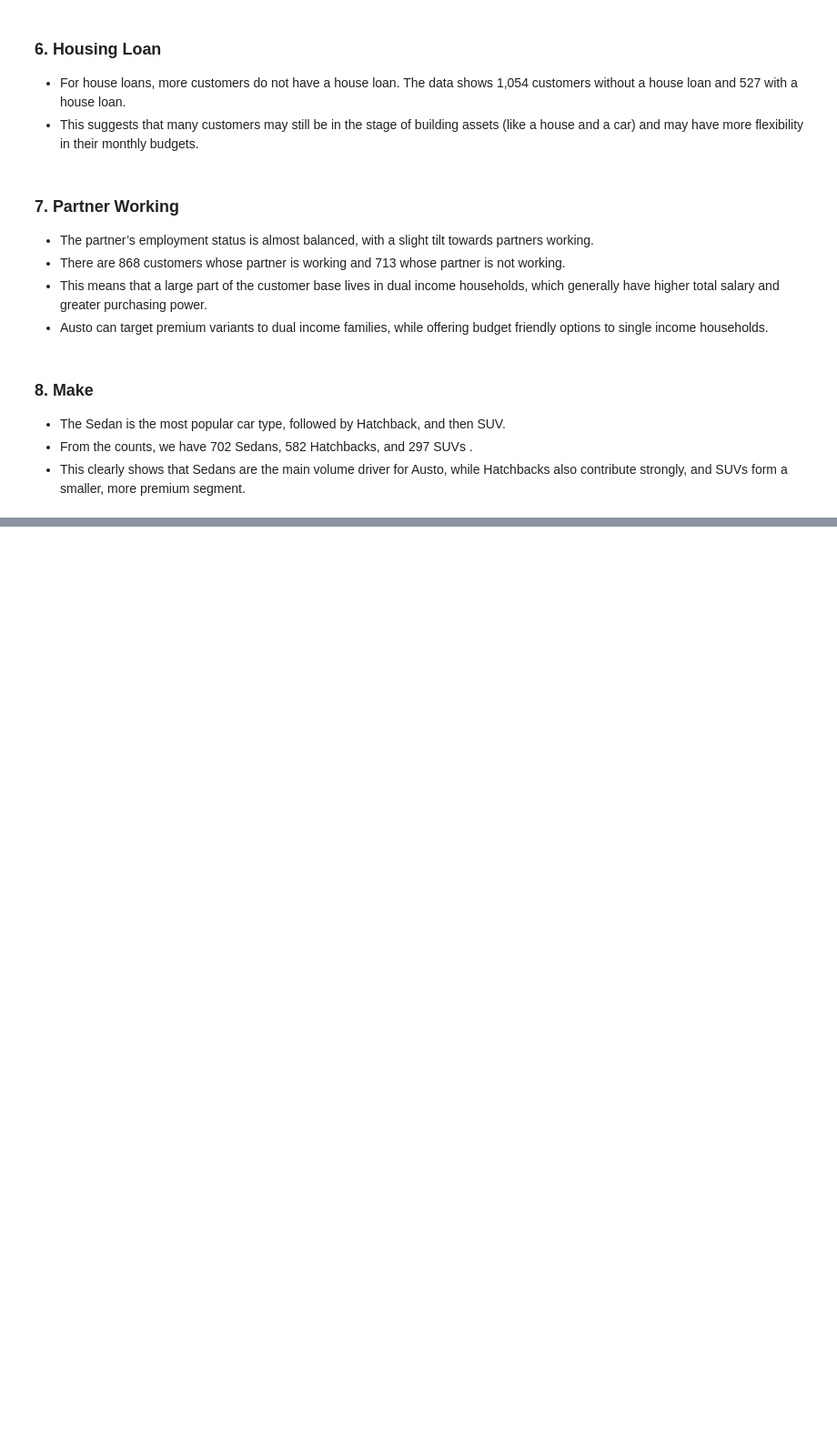
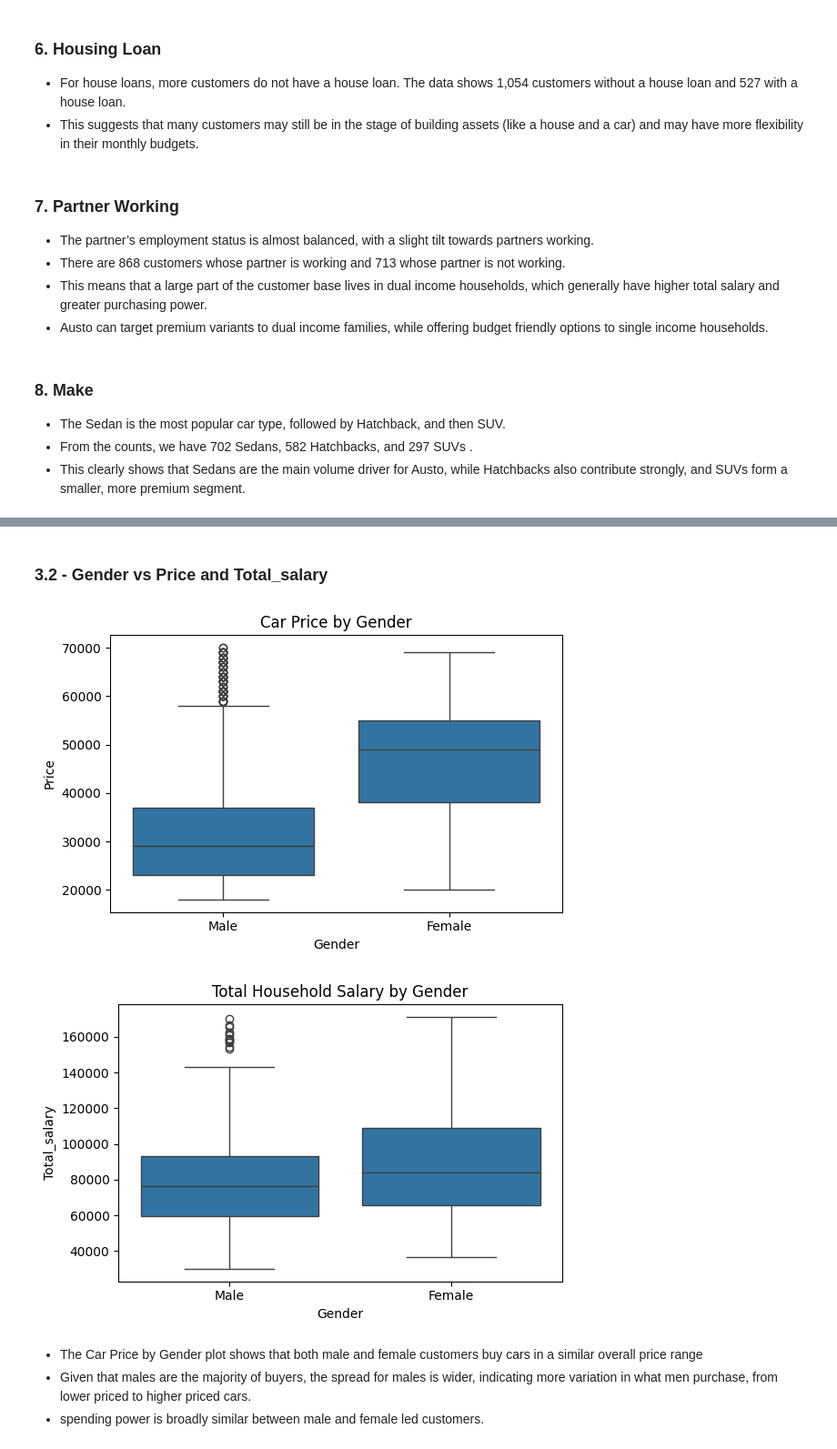
Before and after one commit to sakthivelk-gl/learn, a Jupyter notebook: Austo_Auto_Campaign_Analytics.ipynb, the cells around one changed output, grey strips where cells are left out. Shown at 91% size. Drawn from its saved outputs; the diff is of its cells as text; code cells hidden in the pictures; blank space fills up the shorter version.

```diff
--- a/Austo_Auto_Campaign_Analytics.ipynb
+++ b/Austo_Auto_Campaign_Analytics.ipynb
@@ -670,0 +789,27 @@ Name: count, dtype: int64
+# %% [markdown]
+### 3.2 - Gender vs Price and Total_salary
+# %%
+# Boxplot: Price by Gender
+plt.figure(figsize=(6, 4))
+sns.boxplot(data=df, x="Gender", y="Price")
+plt.title("Car Price by Gender")
+plt.xlabel("Gender")
+plt.ylabel("Price")
+plt.tight_layout()
+plt.show()
+
+# Boxplot: Total_salary by Gender
+plt.figure(figsize=(6, 4))
+sns.boxplot(data=df, x="Gender", y="Total_salary")
+plt.title("Total Household Salary by Gender")
+plt.xlabel("Gender")
+plt.ylabel("Total_salary")
+plt.tight_layout()
+plt.show()
+# %% [output]
+[figure, added]
+[figure, added]
+# %% [markdown]
+- The Car Price by Gender plot shows that both male and female customers buy cars in a similar overall price range
+- Given that males are the majority of buyers, the spread for males is wider, indicating more variation in what men purchase, from lower priced to higher priced cars.
+- spending power is broadly similar between male and female led customers.
```
Also changed, not shown: parts of 16 cells of this notebook.
